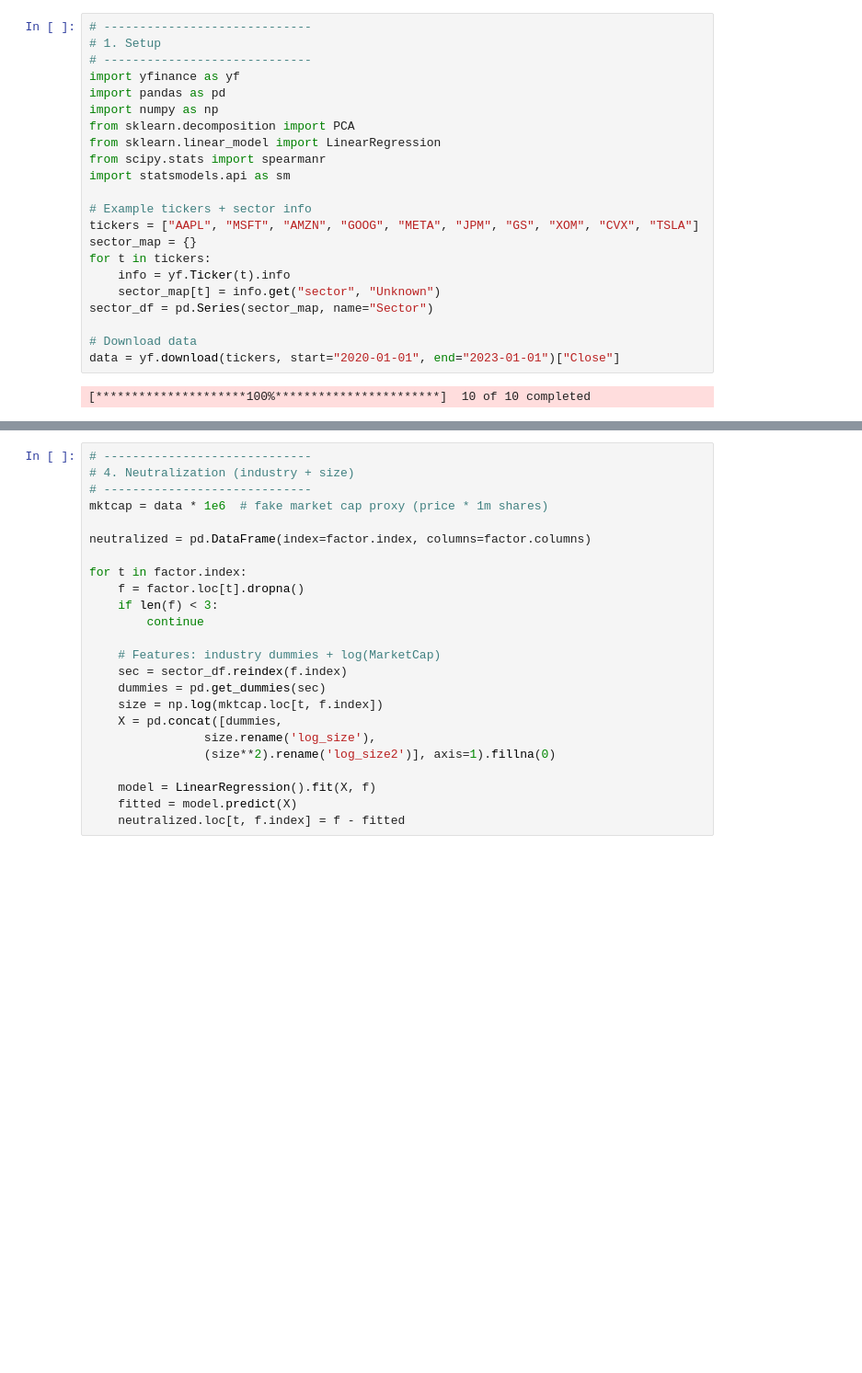
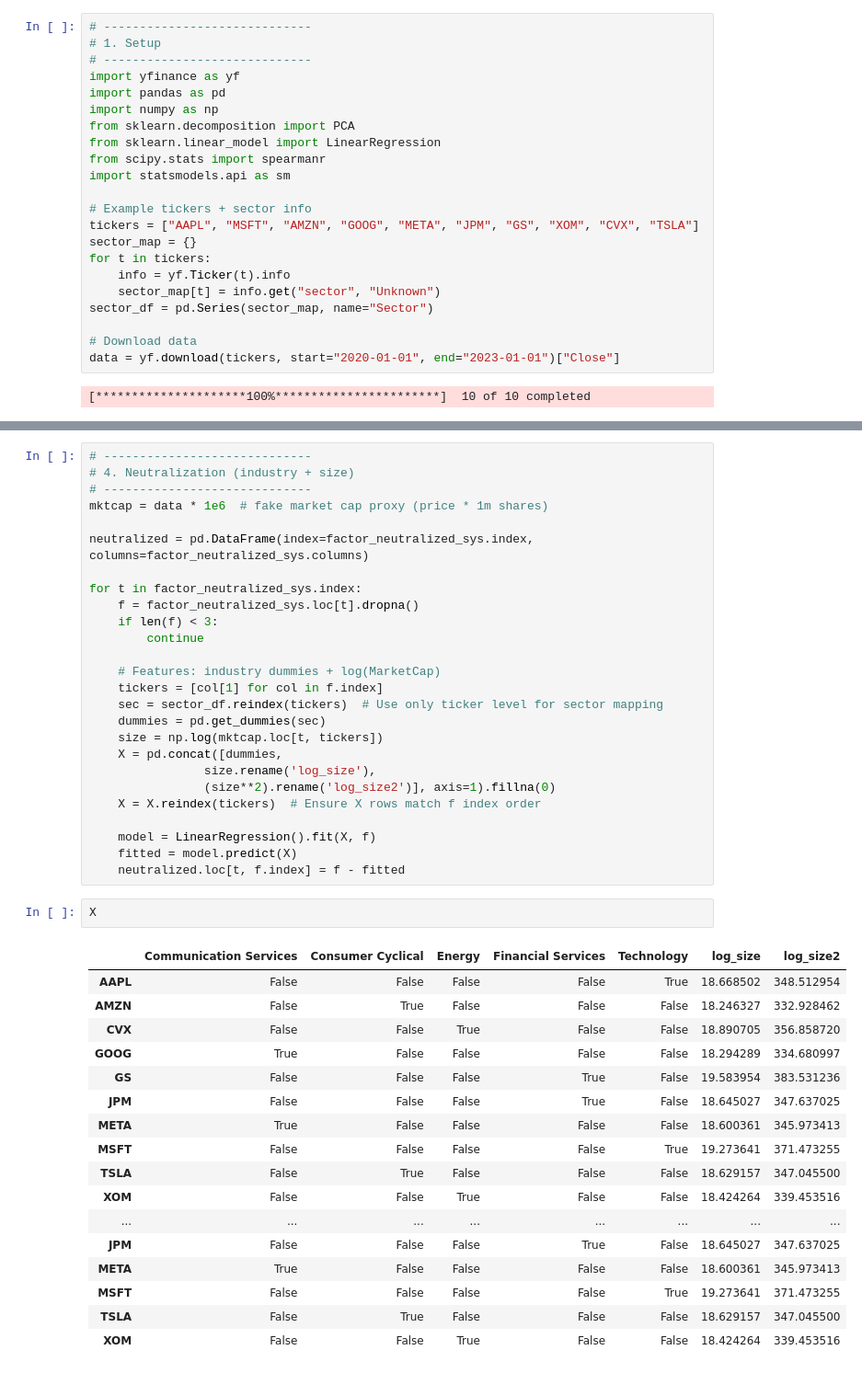
Before and after one commit to changjulian17/mqf_practice, a Jupyter notebook: QF603_Quant_Analysis_Fin_Markets/du2025_mimic/pca.ipynb, the cells around one changed output, grey strips where cells are left out. Shown at 92% size. Saved outputs shown, nothing was run; the diff lists cells and outputs as text; blank space fills up the shorter version.

```diff
--- a/QF603_Quant_Analysis_Fin_Markets/du2025_mimic/pca.ipynb
+++ b/QF603_Quant_Analysis_Fin_Markets/du2025_mimic/pca.ipynb
@@ -108,24 +155,46 @@ factor_neutralized_sys
 # -----------------------------
 mktcap = data * 1e6  # fake market cap proxy (price * 1m shares)
 
-neutralized = pd.DataFrame(index=factor.index, columns=factor.columns)
+neutralized = pd.DataFrame(index=factor_neutralized_sys.index, columns=factor_neutralized_sys.columns)
 
-for t in factor.index:
-    f = factor.loc[t].dropna()
+for t in factor_neutralized_sys.index:
+    f = factor_neutralized_sys.loc[t].dropna()
     if len(f) < 3:
         continue
 
     # Features: industry dummies + log(MarketCap)
-    sec = sector_df.reindex(f.index)
+    tickers = [col[1] for col in f.index]
+    sec = sector_df.reindex(tickers)  # Use only ticker level for sector mapping
     dummies = pd.get_dummies(sec)
-    size = np.log(mktcap.loc[t, f.index])
+    size = np.log(mktcap.loc[t, tickers])
     X = pd.concat([dummies,
                 size.rename('log_size'),
                 (size**2).rename('log_size2')], axis=1).fillna(0)
+    X = X.reindex(tickers)  # Ensure X rows match f index order
 
     model = LinearRegression().fit(X, f)
     fitted = model.predict(X)
     neutralized.loc[t, f.index] = f - fitted
+# %%
+X
+# %% [output]
+|  | Communication Services | Consumer Cyclical | Energy | Financial Services | Technology | log_size | log_size2 |
+| AAPL | False | False | False | False | True | 18.668502 | 348.512954 |
+| AMZN | False | True | False | False | False | 18.246327 | 332.928462 |
+| CVX | False | False | True | False | False | 18.890705 | 356.858720 |
+| GOOG | True | False | False | False | False | 18.294289 | 334.680997 |
+| GS | False | False | False | True | False | 19.583954 | 383.531236 |
+| JPM | False | False | False | True | False | 18.645027 | 347.637025 |
+| META | True | False | False | False | False | 18.600361 | 345.973413 |
+| MSFT | False | False | False | False | True | 19.273641 | 371.473255 |
+| TSLA | False | True | False | False | False | 18.629157 | 347.045500 |
+| XOM | False | False | True | False | False | 18.424264 | 339.453516 |
+| ... | ... | ... | ... | ... | ... | ... | ... |
+| JPM | False | False | False | True | False | 18.645027 | 347.637025 |
+| META | True | False | False | False | False | 18.600361 | 345.973413 |
+| MSFT | False | False | False | False | True | 19.273641 | 371.473255 |
+| TSLA | False | True | False | False | False | 18.629157 | 347.045500 |
+| XOM | False | False | True | False | False | 18.424264 | 339.453516 |
 # %%
 # -----------------------------
 # 5. Recompute IC after neutralization
```
Also changed, not shown: parts of 9 cells of this notebook, 3 other files.
